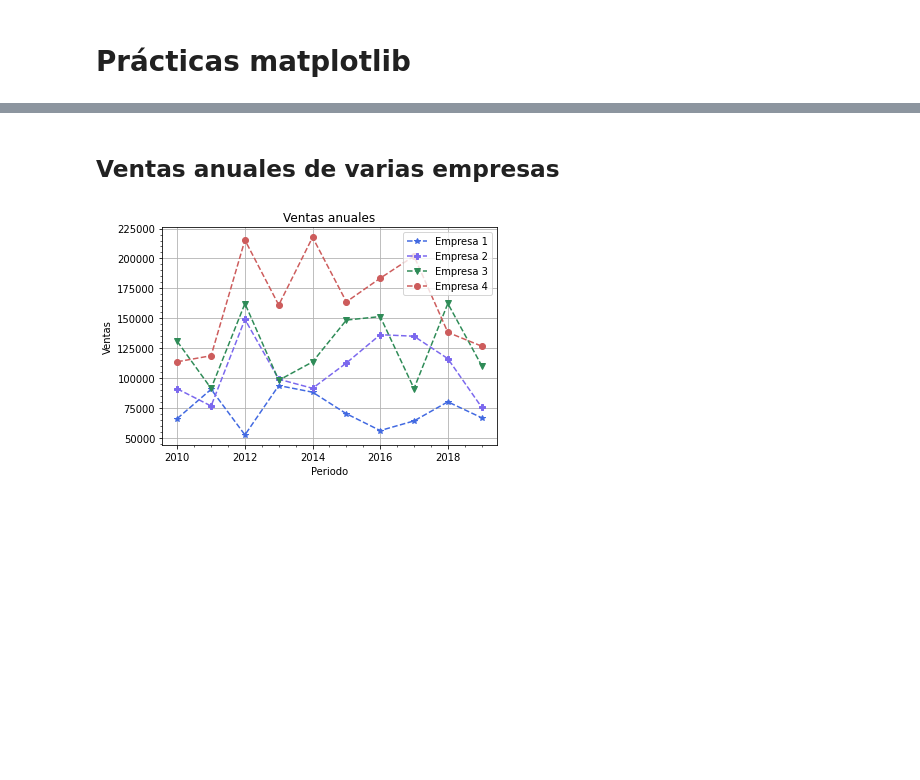
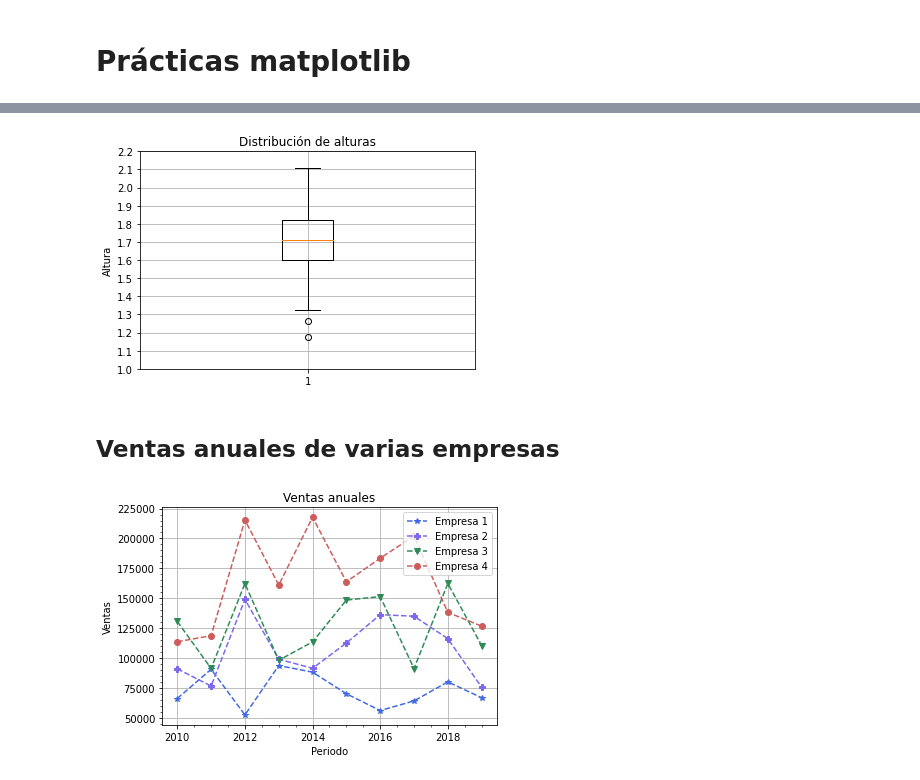
Before and after one commit to Radhe-0/Practicas, a Jupyter notebook: practicas_matplotlib.ipynb, the cells around one changed output, grey strips where cells are left out. Drawn from its saved outputs; the diff is of its cells as text; code cells hidden in the pictures; blank space fills up the shorter version.

```diff
--- a/practicas_matplotlib.ipynb
+++ b/practicas_matplotlib.ipynb
@@ -39,3 +39,13 @@ plt.show()
+# %%
+alturas = list(df['Alturas'])
+plt.boxplot(personas)
+plt.yticks(np.arange(1,2.3,0.1))
+plt.ylabel('Altura')
+plt.grid()
+plt.title('Distribución de alturas')
+plt.show()
+# %% [output]
+[figure, added]
 # %% [markdown]
 ## Ventas anuales de varias empresas
 # %%
```
Also changed, not shown: parts of 4 cells of this notebook.
